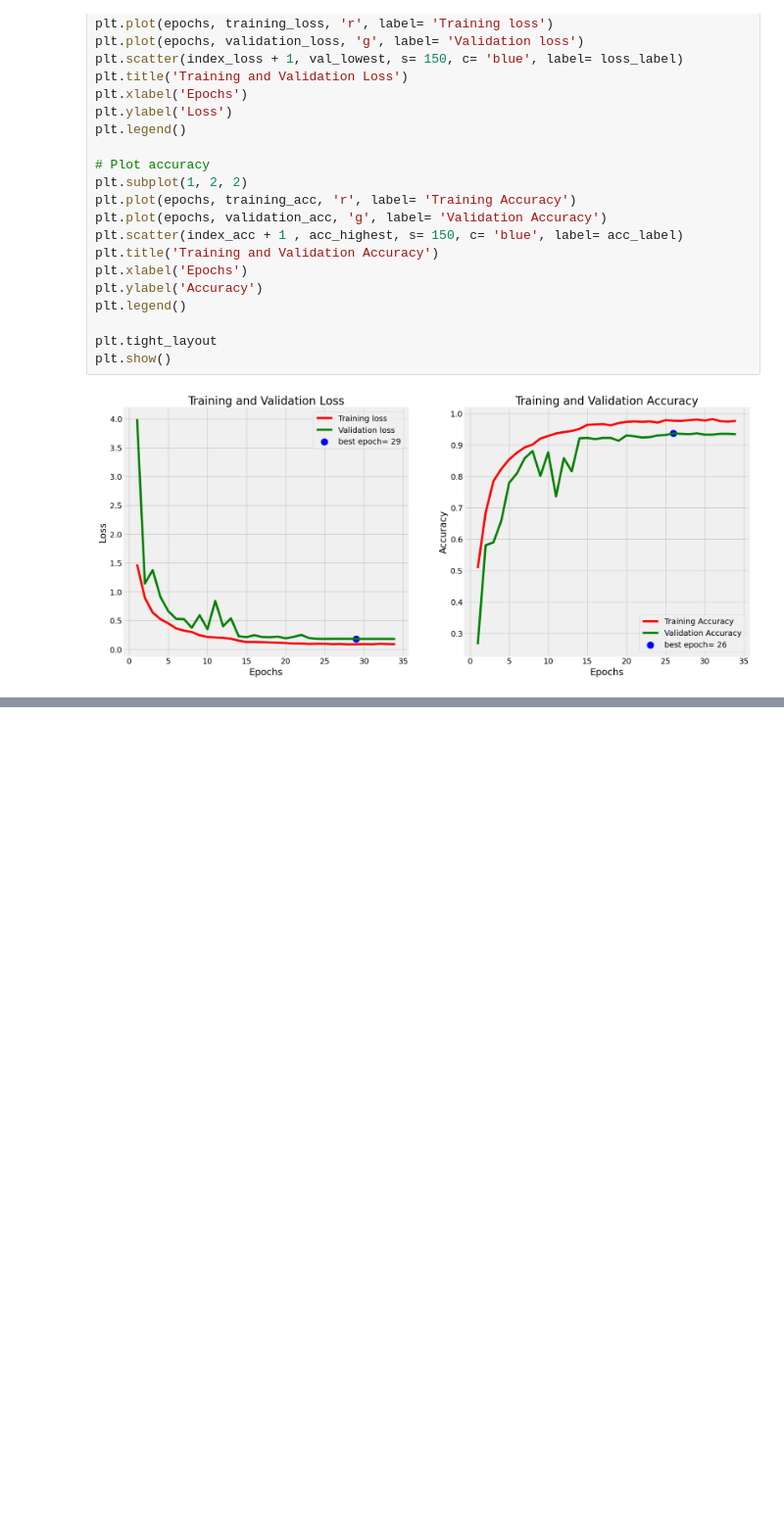
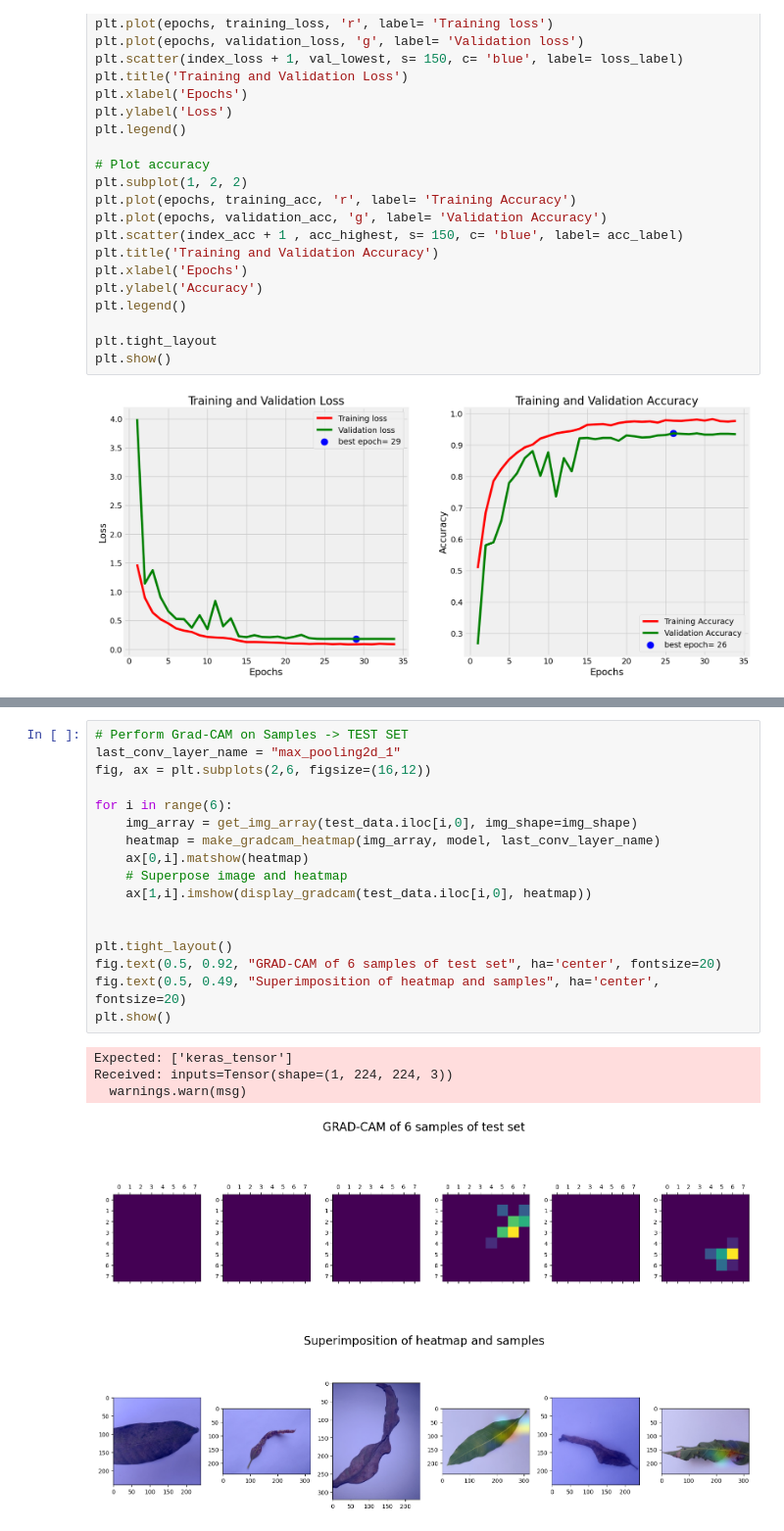
Before and after one commit to NANDINISHARMA30/Mango-Leaf-AI-Diagnosis-, a Jupyter notebook: Diagnosis.ipynb, the cells around one changed output, grey strips where cells are left out. Shown at 98% size. Saved outputs shown, nothing was run; the diff lists cells and outputs as text; blank space fills up the shorter version.

```diff
--- a/Diagnosis.ipynb
+++ b/Diagnosis.ipynb
@@ -296,0 +441,22 @@ plt.show()
+# %%
+# Perform Grad-CAM on Samples -> TEST SET
+last_conv_layer_name = "max_pooling2d_1"
+fig, ax = plt.subplots(2,6, figsize=(16,12))
+
+for i in range(6):
+    img_array = get_img_array(test_data.iloc[i,0], img_shape=img_shape)
+    heatmap = make_gradcam_heatmap(img_array, model, last_conv_layer_name)
+    ax[0,i].matshow(heatmap)
+    # Superpose image and heatmap
+    ax[1,i].imshow(display_gradcam(test_data.iloc[i,0], heatmap))
+
+
+plt.tight_layout()
+fig.text(0.5, 0.92, "GRAD-CAM of 6 samples of test set", ha='center', fontsize=20)
+fig.text(0.5, 0.49, "Superimposition of heatmap and samples", ha='center', fontsize=20)
+plt.show()
+# %% [output]
+Expected: ['keras_tensor']
+Received: inputs=Tensor(shape=(1, 224, 224, 3))
+  warnings.warn(msg)
+[figure, added]
```
Also changed, not shown: parts of 6 cells of this notebook.
